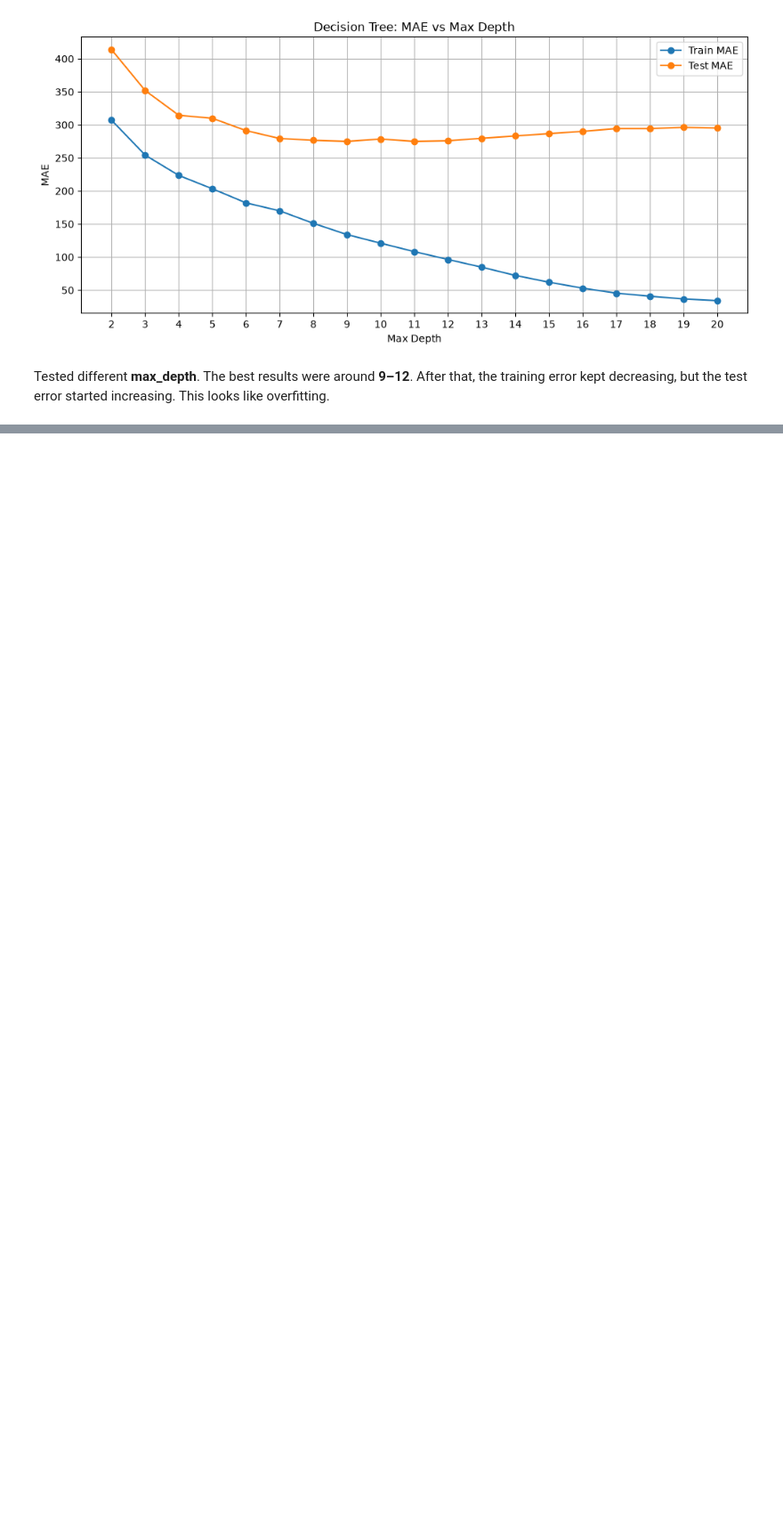
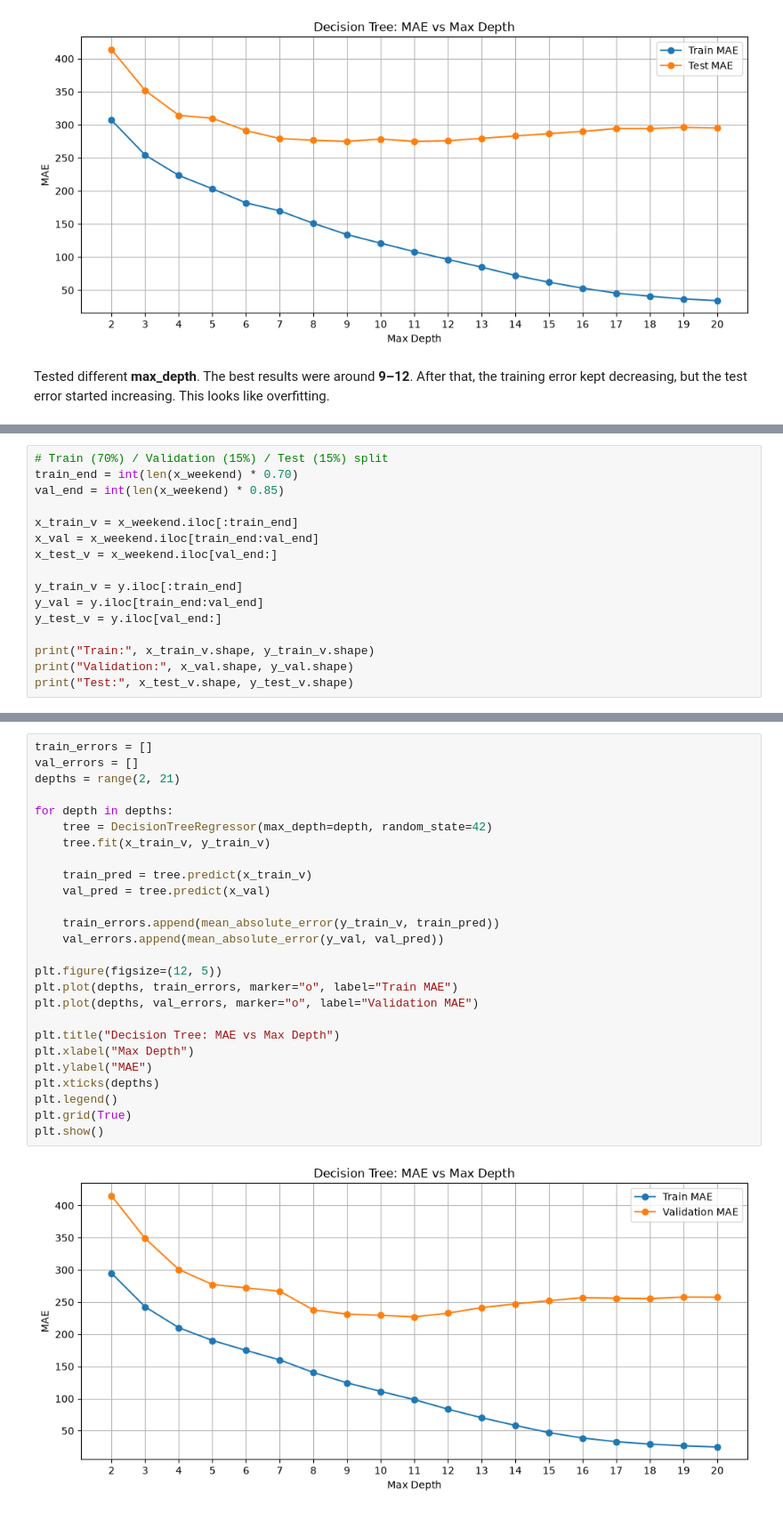
Before and after one commit to ThatMayBeTheCase/seoul-bike-demand, a Jupyter notebook: notebooks/vibe_2_ml.ipynb, the cells around one changed output, grey strips where cells are left out. Shown at 89% size. Drawn from its saved outputs; the diff is of its cells as text; blank space fills up the shorter version.

```diff
--- a/notebooks/vibe_ml.ipynb
+++ b/notebooks/vibe_2_ml.ipynb
@@ -176,0 +184,16 @@ Tested different **max_depth**. The best results were around **9–12**. After t
+# %%
+# Train (70%) / Validation (15%) / Test (15%) split
+train_end = int(len(x_weekend) * 0.70)
+val_end = int(len(x_weekend) * 0.85)
+
+x_train_v = x_weekend.iloc[:train_end]
+x_val = x_weekend.iloc[train_end:val_end]
+x_test_v = x_weekend.iloc[val_end:]
+
+y_train_v = y.iloc[:train_end]
+y_val = y.iloc[train_end:val_end]
+y_test_v = y.iloc[val_end:]
+
+print("Train:", x_train_v.shape, y_train_v.shape)
+print("Validation:", x_val.shape, y_val.shape)
+print("Test:", x_test_v.shape, y_test_v.shape)
@@ -176,0 +204,28 @@ Tested different **max_depth**. The best results were around **9–12**. After t
+# %%
+train_errors = []
+val_errors = []
+depths = range(2, 21)
+
+for depth in depths:
+    tree = DecisionTreeRegressor(max_depth=depth, random_state=42)
+    tree.fit(x_train_v, y_train_v)
+
+    train_pred = tree.predict(x_train_v)
+    val_pred = tree.predict(x_val)
+
+    train_errors.append(mean_absolute_error(y_train_v, train_pred))
+    val_errors.append(mean_absolute_error(y_val, val_pred))
+
+plt.figure(figsize=(12, 5))
+plt.plot(depths, train_errors, marker="o", label="Train MAE")
+plt.plot(depths, val_errors, marker="o", label="Validation MAE")
+
+plt.title("Decision Tree: MAE vs Max Depth")
+plt.xlabel("Max Depth")
+plt.ylabel("MAE")
+plt.xticks(depths)
+plt.legend()
+plt.grid(True)
+plt.show()
+# %% [output]
+[figure, added]
```
Also changed, not shown: parts of 6 cells of this notebook, 3 other files.
